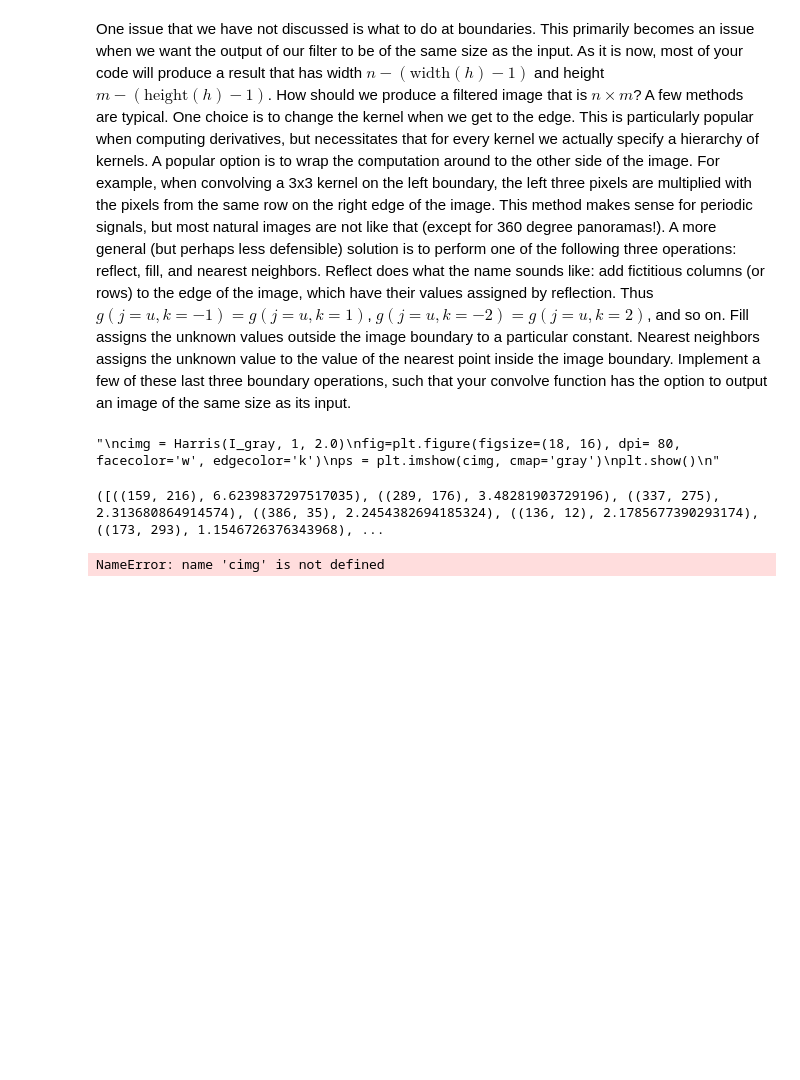
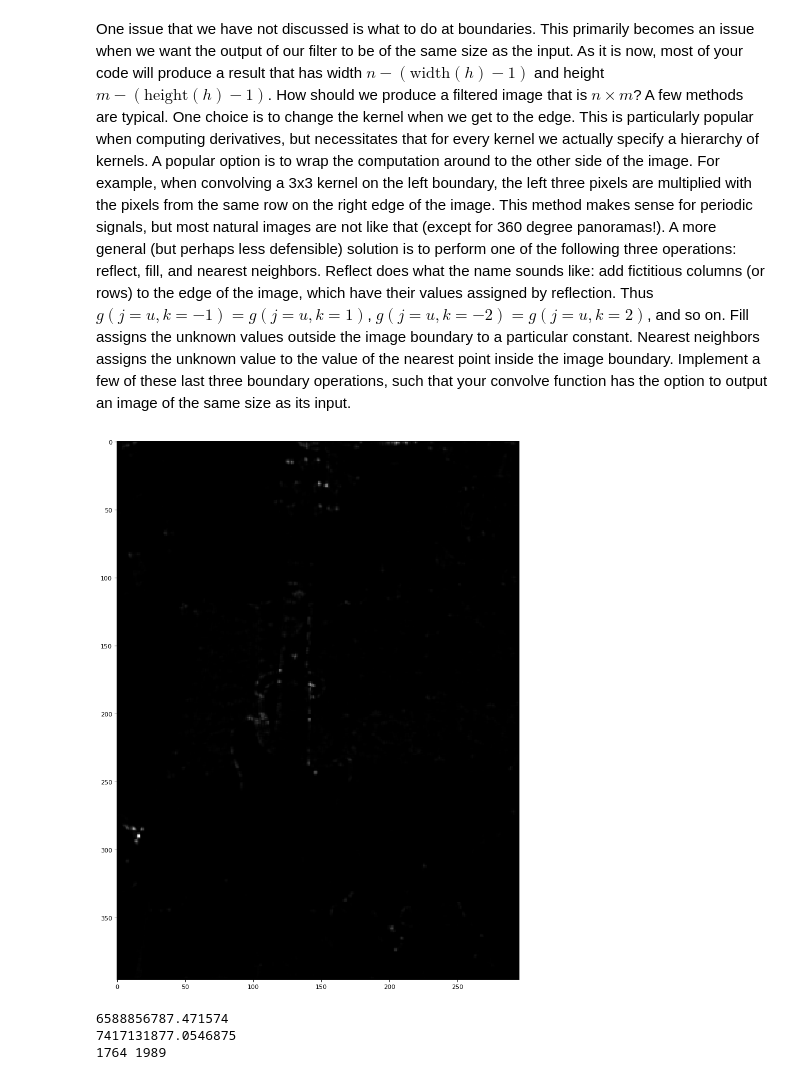
Before and after one commit to robin-lockwood/190201_convolution_and_filtering, a Jupyter notebook: convolution.ipynb, the cells around one changed output. Drawn from its saved outputs; the diff is of its cells as text; code cells hidden in the pictures; blank space fills up the shorter version.

Commit message:
Warped images still look bad

```diff
--- a/convolution.ipynb
+++ b/convolution.ipynb
@@ -250,35 +250,37 @@ def ConvolveSameSize(g, h, img, rad, sigma, fill):
 from math import sqrt
 
 #print("Calculating Sobel (untransposed)")
 #simg = convolveGauss(gn, hsobel, I_gray, 1, 1)
 
 
 #print("Calculating Sobel (transposed)")
 #simgT = convolveGauss(gn, hsobelT, I_gray, 1, 1)
 
 def Harris(img, radius, sd):
     Iu = convolveGauss(gn, hsobel, img, 1, 1)
     Iv = convolveGauss(gn, hsobelT, img, 1, 1)
 
 
 
     Iuu = np.multiply(Iu, Iu)
     Ivv = np.multiply(Iv, Iv)
     Iuv = np.multiply(Iu, Iv)
 
 
     Iuu = convolveGauss(gn, hgauss, Iuu, radius, sd)
     Ivv = convolveGauss(gn, hgauss, Ivv, radius, sd)
     Iuv = convolveGauss(gn, hgauss, Iuv, radius, sd)
 
     return (np.multiply(Iuu, Ivv) - np.multiply(Iuv, Iuv))
 
-'''
-cimg = Harris(I_gray, 1, 2.0)
+i1_color = plt.imread('image_1.jpg')
+i1_gray = i1_color.mean(axis=2)
+
+
+cimg = Harris(i1_gray, 1, 2.0)
 fig=plt.figure(figsize=(18, 16), dpi= 80, facecolor='w', edgecolor='k')
 ps = plt.imshow(cimg, cmap='gray')
 plt.show()
-'''
 # %% [output]
-"\ncimg = Harris(I_gray, 1, 2.0)\nfig=plt.figure(figsize=(18, 16), dpi= 80, facecolor='w', edgecolor='k')\nps = plt.imshow(cimg, cmap='gray')\nplt.show()\n"
+[figure, added]
 # %%
@@ -339,17 +339,17 @@ d2 = anms(hp2, n=100, diameter=10, t=1)
+# %%
+
+hp1 = get_high_intensity(i1, minimum=100688326240)
+hp2 = get_high_intensity(i2, minimum=100688326240)
+
+print(len(hp1), len(hp2))
+
+d1 = anms(hp1, n=100, diameter=10, t=1)
+d2 = anms(hp2, n=100, diameter=10, t=1)
+# %% [output]
+6588856787.471574
+7417131877.0546875
+1764 1989
 # %%
-#img_color = plt.imread('chessboard.png')
-# I_gray = img_color.mean(axis=2)
-#cimg = Harris(img_color, 1, 2.0)
-
-'''
-fig = plt.figure(figsize=(18, 16), dpi=80, facecolor='w', edgecolor='k')
-ps = plt.imshow(cimg, cmap='gray')
-plt.show()
-'''
-#hih_points = get_high_intensity(cimg)
-#descriptors = anms(hih_points, n=100, diameter=10, t=1)
-#filtered_image = np.zeros(cimg.shape)
-
 import statistics
 
 
@@ -374,8 +374,7 @@ def normalizeDescriptors(dlist):
         newlist.append(t)
     return newlist
 
-n1 = normalizeDescriptors(d1)
-n2 = normalizeDescriptors(d2)
+
 #print(n1)
 def descriptionMatching(dlist1, dlist2):
     mat = np.zeros((len(dlist1), len(dlist2)))
@@ -425,26 +424,8 @@ def filterDMatches(mat, n1, n2, r=0.7):
     return (im1_p, im2_p)
 
 
+n1 = normalizeDescriptors(d1)
+n2 = normalizeDescriptors(d2)
 
 mat = descriptionMatching(n1, n2)
 fit = filterDMatches(mat, n1, n2)
-print(fit)
-
-#for i in fit:
-#    print(i)
-#print(mat)
-#print(filterDMatches(mat))
-
-
-for x in range(cimg.shape[0]):
-    for y in range(cimg.shape[1]):
-        for z in descriptors:
-            if z[0][0] == x and z[0][1] == y:
-                filtered_image[x, y] = 1
-
-fig = plt.figure(figsize=(18, 16), dpi=80, facecolor='w', edgecolor='k')
-ps = plt.imshow(filtered_image, cmap='gray')
-plt.show()
-# %% [output]
-([((159, 216), 6.6239837297517035), ((289, 176), 3.48281903729196), ((337, 275), 2.313680864914574), ((386, 35), 2.2454382694185324), ((136, 12), 2.1785677390293174), ((173, 293), 1.1546726376343968), ...
-NameError: name 'cimg' is not defined
```
Also changed, not shown: parts of 9 cells of this notebook.
